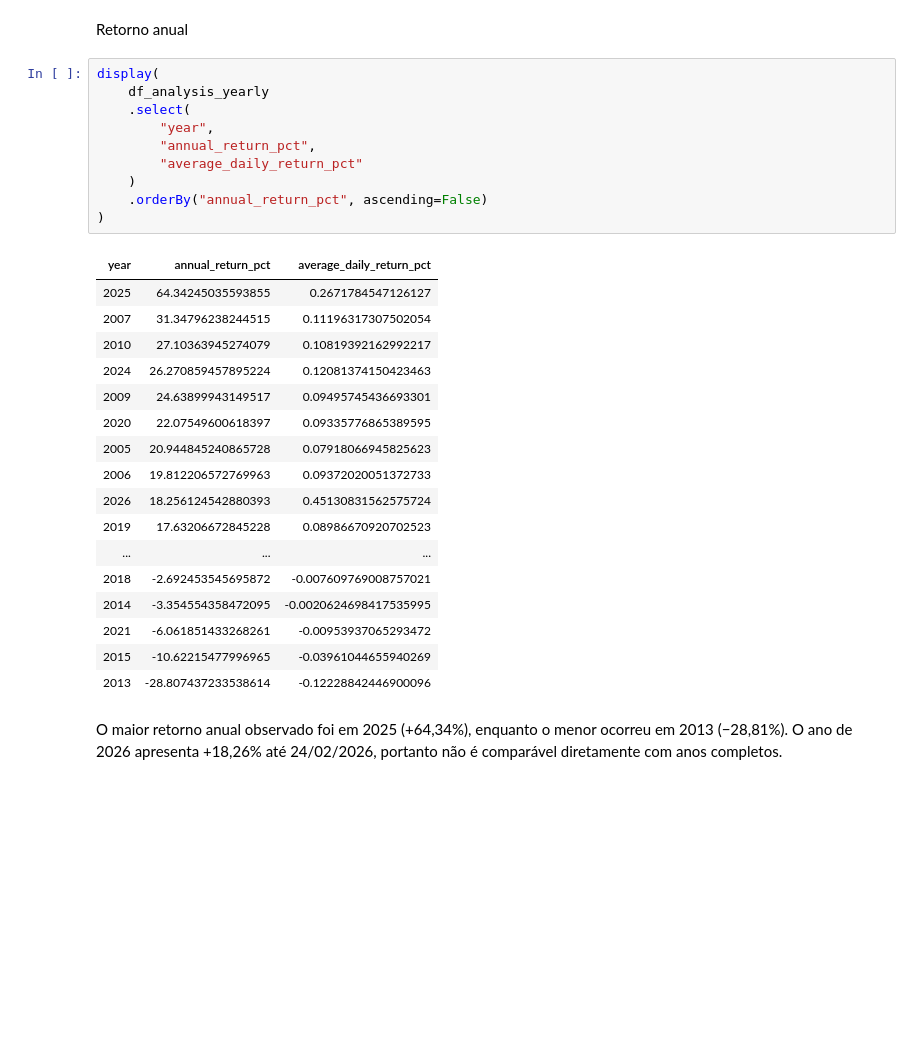
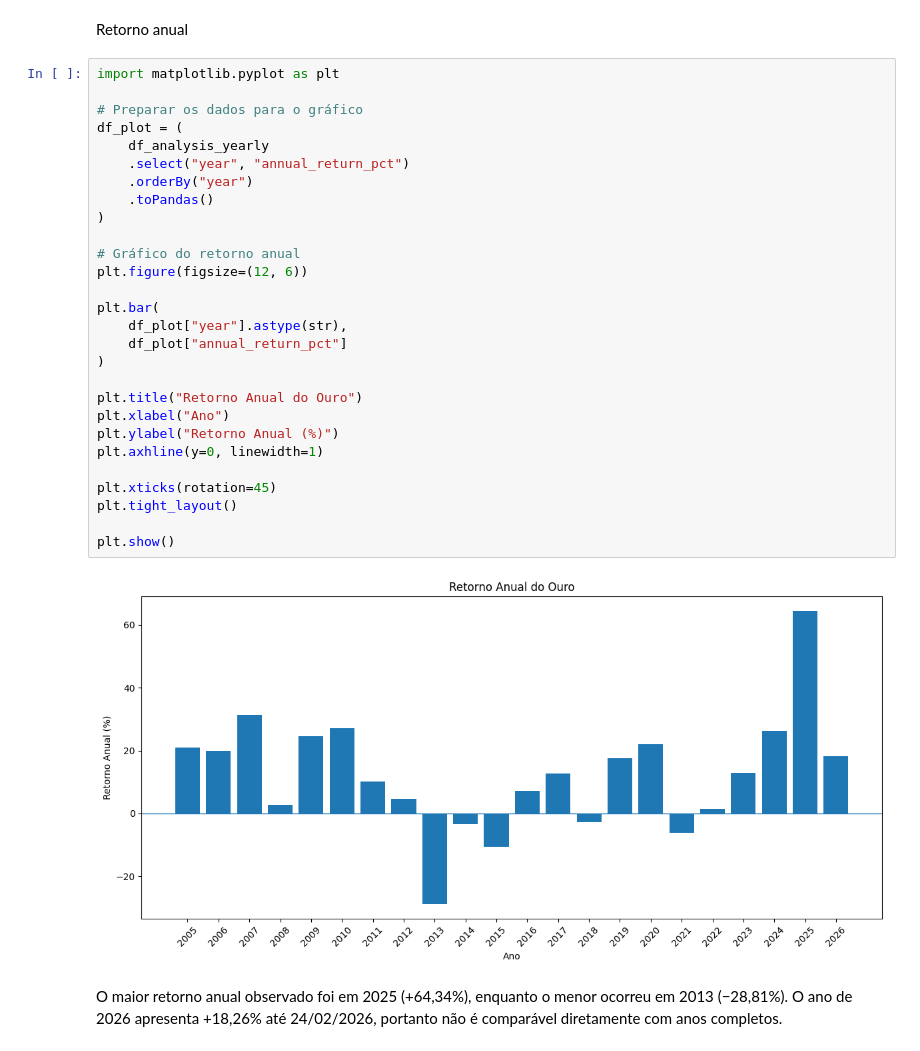
Before and after one commit to lalipedrozo/PUC_MVP_Engenharia_de_Dados, a Jupyter notebook: PUC_MVP_Engenharia_de_Dados.ipynb, the cells around one changed output. Drawn from its saved outputs; the diff is of its cells as text; blank space fills up the shorter version.

```diff
--- a/PUC_MVP_Engenharia_de_Dados.ipynb
+++ b/PUC_MVP_Engenharia_de_Dados.ipynb
@@ -862,33 +863,35 @@ Databricks visualization. Run in Databricks to view.
 # %% [markdown]
 Retorno anual
-# %%
-display(
-    df_analysis_yearly
-    .select(
-        "year",
-        "annual_return_pct",
-        "average_daily_return_pct"
-    )
-    .orderBy("annual_return_pct", ascending=False)
-)
-# %% [output]
-| year | annual_return_pct | average_daily_return_pct |
-| 2025 | 64.34245035593855 | 0.2671784547126127 |
-| 2007 | 31.34796238244515 | 0.11196317307502054 |
-| 2010 | 27.10363945274079 | 0.10819392162992217 |
-| 2024 | 26.270859457895224 | 0.12081374150423463 |
-| 2009 | 24.63899943149517 | 0.09495745436693301 |
-| 2020 | 22.07549600618397 | 0.09335776865389595 |
-| 2005 | 20.944845240865728 | 0.07918066945825623 |
-| 2006 | 19.812206572769963 | 0.09372020051372733 |
-| 2026 | 18.256124542880393 | 0.45130831562575724 |
-| 2019 | 17.63206672845228 | 0.08986670920702523 |
-| ... | ... | ... |
-| 2018 | -2.692453545695872 | -0.007609769008757021 |
-| 2014 | -3.354554358472095 | -0.0020624698417535995 |
-| 2021 | -6.061851433268261 | -0.00953937065293472 |
-| 2015 | -10.62215477996965 | -0.03961044655940269 |
-| 2013 | -28.807437233538614 | -0.12228842446900096 |
+# %%
+import matplotlib.pyplot as plt
+
+# Preparar os dados para o gráfico
+df_plot = (
+    df_analysis_yearly
+    .select("year", "annual_return_pct")
+    .orderBy("year")
+    .toPandas()
+)
+
+# Gráfico do retorno anual
+plt.figure(figsize=(12, 6))
+
+plt.bar(
+    df_plot["year"].astype(str),
+    df_plot["annual_return_pct"]
+)
+
+plt.title("Retorno Anual do Ouro")
+plt.xlabel("Ano")
+plt.ylabel("Retorno Anual (%)")
+plt.axhline(y=0, linewidth=1)
+
+plt.xticks(rotation=45)
+plt.tight_layout()
+
+plt.show()
+# %% [output]
+[figure, added]
 # %% [markdown]
 O maior retorno anual observado foi em 2025 (+64,34%), enquanto o menor ocorreu em 2013 (−28,81%). O ano de 2026 apresenta +18,26% até 24/02/2026, portanto não é comparável diretamente com anos completos.
 # %% [markdown]
```
Also changed, not shown: parts of 6 cells of this notebook.
